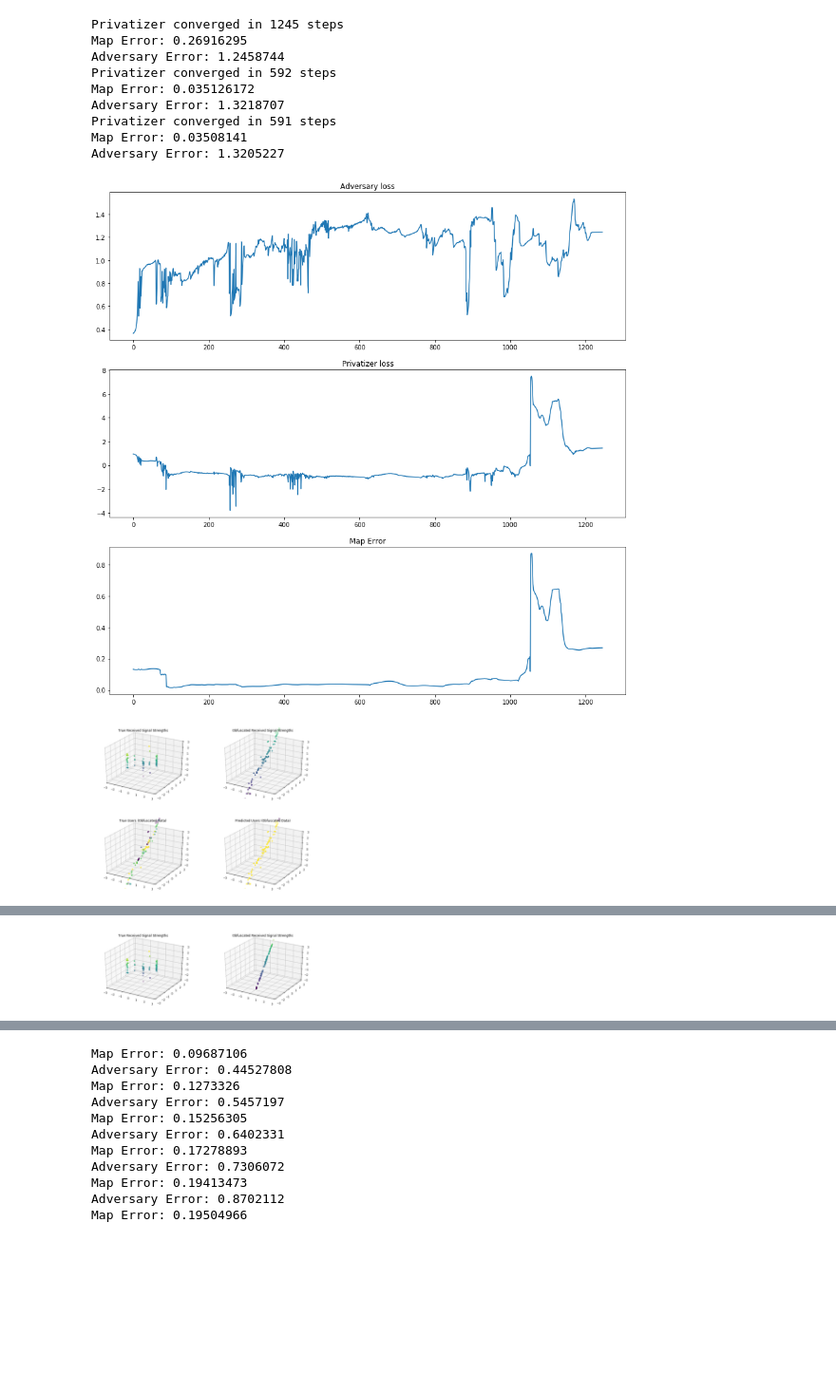
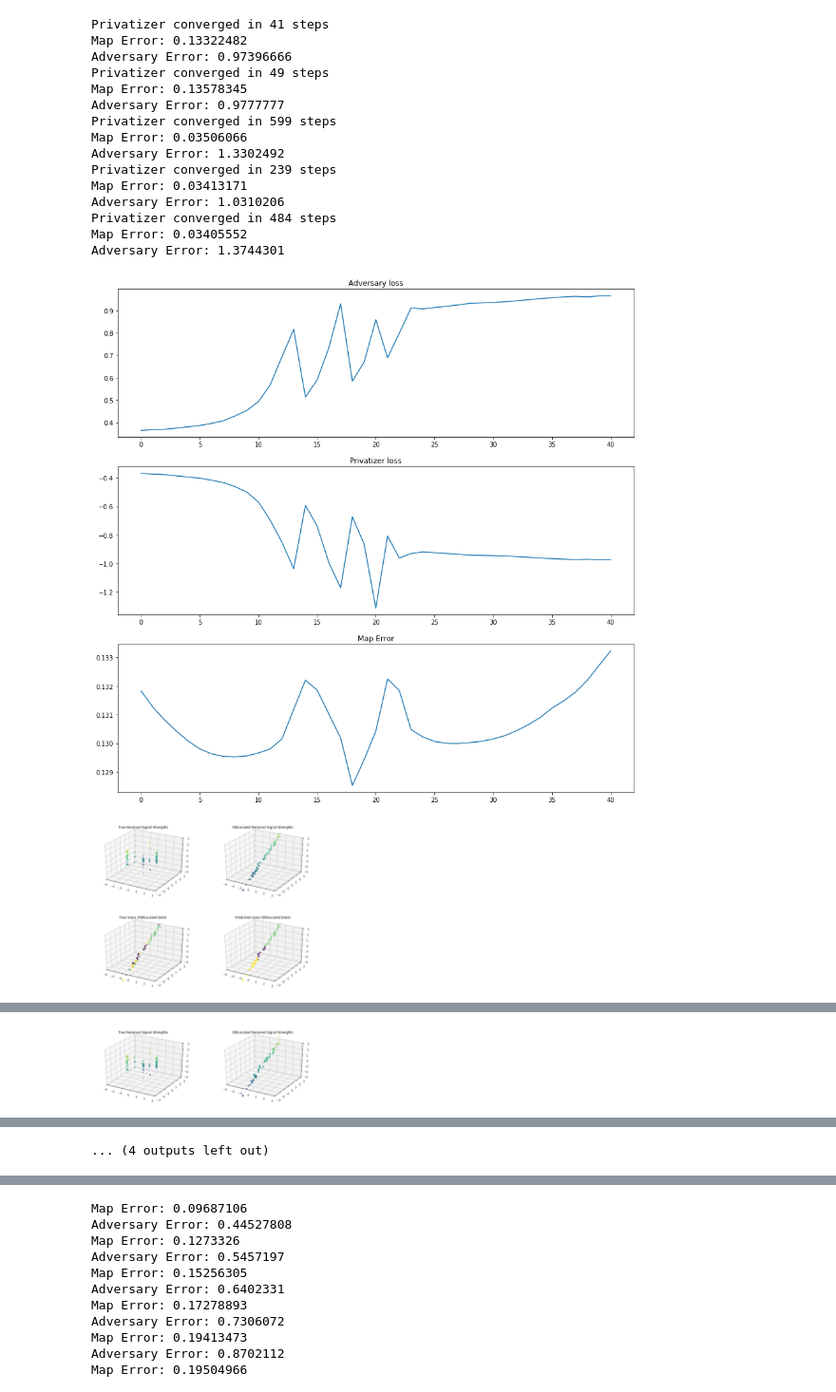
Before and after one commit to lillyclark/privacy-utility, a Jupyter notebook: PLOT automation.ipynb, the cells around one changed output, grey strips where cells are left out. Shown at 95% size. Saved outputs shown, nothing was run; the diff lists cells and outputs as text; code cells hidden in the pictures; blank space fills up the shorter version.

```diff
--- a/PLOT automation.ipynb
+++ b/PLOT automation.ipynb
@@ -36,7 +36,7 @@ def train(trainstep, trainloss, max_iter, session, vis=False):
     delta1 = 100
     delta2 = 0
     count_iter = 0
-    while abs(delta1 - delta2) >= 0.00001 and count_iter < max_iter:
+    while abs(delta1 - delta2) >= 0.0001 and count_iter < max_iter:
         count_iter += 1
         delta1 = trainloss.eval(session=session)
         trainstep.run(session=session)
@@ -45,7 +45,7 @@ def train(trainstep, trainloss, max_iter, session, vis=False):
 
 
     if vis:
-        if abs(delta1-delta2) < 0.00001:
+        if abs(delta1-delta2) < 0.0001:
 #             print("converged in", count_iter, "steps")
             pass
 
@@ -91,7 +91,7 @@ def run_GAP_automation(show=False):
         ax1.set_ylim(-3, 3)
         ax1.set_zlim(-3, 3)
 
-    PENALTY = [10.0, 30.0, 100.0]
+    PENALTY = [0.0, 25.0, 50.0, 75.0, 100.0]
     I = 1
     all_data = np.empty((I*len(PENALTY),3))
 
@@ -184,11 +184,11 @@ def run_GAP_automation(show=False):
             macro_map_error = []
             macro_ad_loss = []
             macro_p_loss = []
-            max_iter = 20000
+            max_iter = 800
 
             m1plot = train(m1_train, m1_loss, 10000, sess, True)
 
-            while abs(delta1 - delta2) >= 0.00001 and count_iter < max_iter:
+            while abs(delta1 - delta2) >= 0.0001 and count_iter < max_iter:
 
                 delta1 = privatizer_loss.eval(session=sess)
                 m2plot = train(m2_train, m2_loss, 10000, sess, True)
@@ -201,44 +201,50 @@ def run_GAP_automation(show=False):
                 delta2 = privatizer_loss.eval(session=sess)
                 count_iter += 1
 
-            if abs(delta1-delta2) < 0.00001:
+            if abs(delta1-delta2) < 0.0001:
                 print("Privatizer converged in", count_iter, "steps")
 
             else:
                 print("privatizer did not converge")
 
             index = int(I*P+i)
 
             print("Map Error:", map_error.eval(session=sess))
             print("Adversary Error:", adversary_loss.eval(session=sess))
 
             all_data[index] = [PENALTY[P], map_error.eval(session=sess), adversary_loss.eval(session=sess)]
             tf.keras.backend.clear_session()
 
             if show:
                 fig, ax = plt.subplots(3,1, figsize=(15,15))
                 fig.subplots_adjust(hspace=0.2)
                 ax[0].plot(macro_ad_loss)
                 ax[0].set_title("Adversary loss")
                 ax[1].plot(macro_p_loss)
                 ax[1].set_title("Privatizer loss")
                 ax[2].plot(macro_map_error)
                 ax[2].set_title("Map Error")
                 vis()
 
     return random_ad, all_data
 
 GAP_random_ad, gap_data = run_GAP_automation(show=True)
 # %% [output]
-Privatizer converged in 1245 steps
-Map Error: 0.26916295
-Adversary Error: 1.2458744
-Privatizer converged in 592 steps
-Map Error: 0.035126172
-Adversary Error: 1.3218707
-Privatizer converged in 591 steps
-Map Error: 0.03508141
-Adversary Error: 1.3205227
+Privatizer converged in 41 steps
+Map Error: 0.13322482
+Adversary Error: 0.97396666
+Privatizer converged in 49 steps
+Map Error: 0.13578345
+Adversary Error: 0.9777777
+Privatizer converged in 599 steps
+Map Error: 0.03506066
+Adversary Error: 1.3302492
+Privatizer converged in 239 steps
+Map Error: 0.03413171
+Adversary Error: 1.0310206
+Privatizer converged in 484 steps
+Map Error: 0.03405552
+Adversary Error: 1.3744301
-[figure, old version]
+[figure, new version]
 [figure]
-[figure, old version]
+[figure, new version]
@@ -246 +252 @@ Adversary Error: 1.3205227
-[figure, old version]
+[figure, new version]
@@ -251,3 +259,4 @@ Adversary Error: 1.3205227
+... (4 outputs left out)
 # %%
 gap_data
 # %% [output]
```
Also changed, not shown: parts of 3 cells of this notebook.
